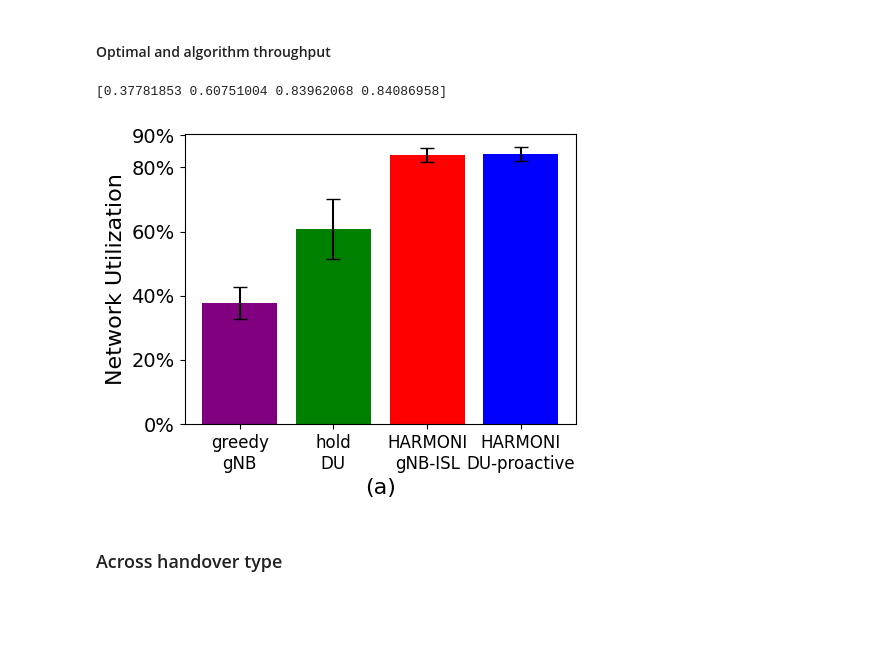
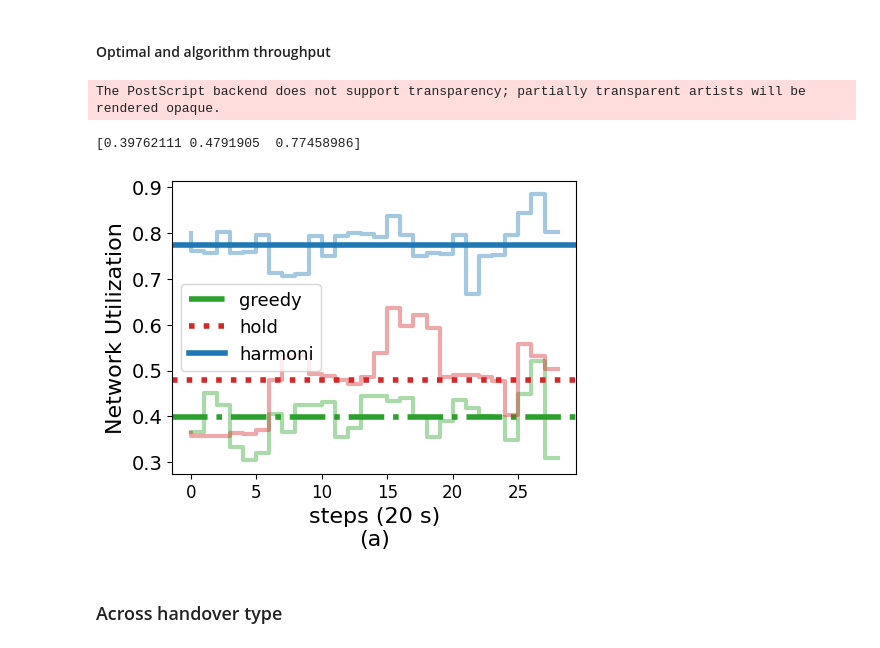
Before and after one commit to yutailin1993/StarryNet, a Jupyter notebook: result_plot.ipynb, the cells around one changed output. Saved outputs shown, nothing was run; the diff lists cells and outputs as text; code cells hidden in the pictures; blank space fills up the shorter version.

```diff
--- a/result_plot.ipynb
+++ b/result_plot.ipynb
@@ -18,7 +34,7 @@ warnings.filterwarnings("ignore")
 sim_length = 29
 results_dir = '../results/'
 topo_dir = '../results/'
-satellites_num = 61
+satellites_num = 62
 link_bandwidth = 1000
 dynamic_demands = True
 
@@ -37,9 +53,9 @@ holistic_results_dir = 'holistic_small_2'
 holistic_delay_dir = 'holistic_small_2_delay/'
 
 # Load cell demands
-sat_cell_assignments = []
+sat_step_assignments = []
 for gw_idx in range(3):
-    assignment_csv = pd.read_csv(f'./sim_configs/small_2/sat_cell_assignments/gw0{gw_idx}_flows.csv')
+    assignment_csv = pd.read_csv(f'./sim_configs/small_2/sat_step_assignments/gw0{gw_idx}_flows.csv')
     sat_cell_assignments.append(assignment_csv)
 
 # Construct holistic assignments
@@ -56,7 +72,7 @@ holistic_demands = np.zeros((sim_length, len(holistic_cell_indices)), dtype=floa
 for time_idx in range(sim_length):
     for cell_idx, _ in enumerate(holistic_cell_indices):
         target_gw_idx = gw_assignments[cell_idx]
-        sat_cell_df = sat_cell_assignments[target_gw_idx]
+        sat_step_df = sat_cell_assignments[target_gw_idx]
         holistic_demands[time_idx, cell_idx] = float(sat_cell_df.loc[
             (sat_cell_df['time'] == time_idx) &
             (sat_cell_df['cell'] == cell_idx)
@@ -70,9 +86,9 @@ greedy_AS = [[1, satellites_num + 3 + 147]]
 greedy_gw_indices = [x for x in range(satellites_num + 1, satellites_num + 3 + 1)]
 greedy_cell_indices = [x for x in range(satellites_num + 3 + 1, satellites_num + 3 + 1 + 147)]
 
-greedy_change_file_list = ['greedy_small_2_topo_leo_change.txt', 'tmp/greedy_hold_small_2_topo_leo_change.txt']
-greedy_results_dir_list = ['greedy_small_2', 'tmp/greedy_hold_small_2']
-greedy_delay_dir_list = ['greedy_small_2_delay/', 'tmp/greedy_hold_small_2_delay/']
+greedy_change_file_list = ['greedy_small_2_topo_leo_change.txt', 'greedy_hold_small_2_topo_leo_change.txt']
+greedy_results_dir_list = ['greedy_small_2', 'greedy_hold_small_2']
+greedy_delay_dir_list = ['greedy_small_2_delay/', 'greedy_hold_small_2_delay/']
 
 # Load cell GW assignments
 greedy_assignments_df_list = [pd.read_csv('./sim_configs/small_2/greedy_flows.csv'),
@@ -162,5 +213,10 @@ holistic_small_2
 # %% [markdown]
 #### Optimal and algorithm throughput
+# %%
+gw_visible_df = pd.read_csv('./sim_configs/small_2/gw_visible_sats.csv')
+for i in range(3):
+    for j in range(30):
+        gw_visible_df[str(j)][i] = list(map(int, gw_visible_df[str(j)][i].strip('[]').split()))
 # %%
 gw_visible_df = pd.read_csv('./sim_configs/small_2/gw_visible_sats.csv')
 for i in range(3):
@@ -179,38 +235,47 @@ for t in range(sim_length):
 # %%
 from matplotlib.ticker import PercentFormatter
 
 mean_feasible_capacity_achieved = []
 std_feasible_capacity_achieved = []
 
-for idx in range(4):
-    feasible_capacity = np.array(transfer_per_cell_list[idx]) / (sum(optimal_transfer_list) / len(cell_indices))
-    mean_feasible_capacity_achieved.append(np.mean(feasible_capacity, axis=0))
-    std_feasible_capacity_achieved.append(np.std(feasible_capacity, axis=0))
+for idx in range(3):
+    feasible_capacity = np.array(transfer_per_step_list[idx]) / (sum(optimal_transfer_list) / sim_length)
+    mean_feasible_capacity_achieved.append(np.mean(feasible_capacity))
+    std_feasible_capacity_achieved.append(np.std(feasible_capacity))
 
 mean_feasible_capacity_achieved = np.array(mean_feasible_capacity_achieved)
 
 err_feasible_capacity_achieved = 1.96 * np.array(std_feasible_capacity_achieved) / np.sqrt(len(greedy_cell_indices))
 
 err_feasible_capacity_achieved = np.array(err_feasible_capacity_achieved)
 
-system = ['greedy\ngNB', 'hold\nDU', 'HARMONI\ngNB-ISL', 'HARMONI\nDU-proactive']
+system = ['greedy', 'hold', 'harmoni']
+mean_line_styles = ['-.', ':', '-']
 
 fig,ax = plt.subplots(figsize=(5,4))
 
-plt.bar(system, mean_feasible_capacity_achieved, yerr=err_feasible_capacity_achieved, color=['purple', 'green', 'red', 'blue'], capsize=5)
-plt.gca().yaxis.set_major_formatter(PercentFormatter(1))
+for idx in range(3):
+    feasible_capacity = np.array(transfer_per_step_list[idx]) / (sum(optimal_transfer_list) / sim_length)
+    plt.step(range(sim_length), feasible_capacity, color=baseline_colormap[system[idx]], alpha=0.4, linewidth=3)
+    plt.axhline(y=mean_feasible_capacity_achieved[idx], color=baseline_colormap[system[idx]], label=system[idx], linewidth=4, linestyle=mean_line_styles[idx])
+
+
+# plt.bar(system, mean_feasible_capacity_achieved, yerr=err_feasible_capacity_achieved, color=['purple', 'green', 'red', 'blue'], capsize=5)
+# plt.gca().yaxis.set_major_formatter(PercentFormatter(1))
 plt.xticks(fontsize=12)
-plt.yticks([0, 0.2, 0.4, 0.6, 0.8, 0.9], fontsize=14)
-plt.xlabel('(a)', fontsize=16)
+plt.yticks(fontsize=14)
+plt.xlabel('steps (20 s)\n(a)', fontsize=16)
 plt.ylabel('Network Utilization', fontsize=16)
+plt.legend(fontsize=13)
 plt.tight_layout()
 plt.savefig('../results/figures/feasible_capacity.eps', format='eps')
 # plt.show()
 
 print (mean_feasible_capacity_achieved)
 # %% [output]
-[0.37781853 0.60751004 0.83962068 0.84086958]
+The PostScript backend does not support transparency; partially transparent artists will be rendered opaque.
+[0.39762111 0.4791905  0.77458986]
-[figure, old version]
+[figure, new version]
 # %% [markdown]
 ### Across handover type
 # %%
```
Also changed, not shown: parts of 11 cells of this notebook, 4 other files.
